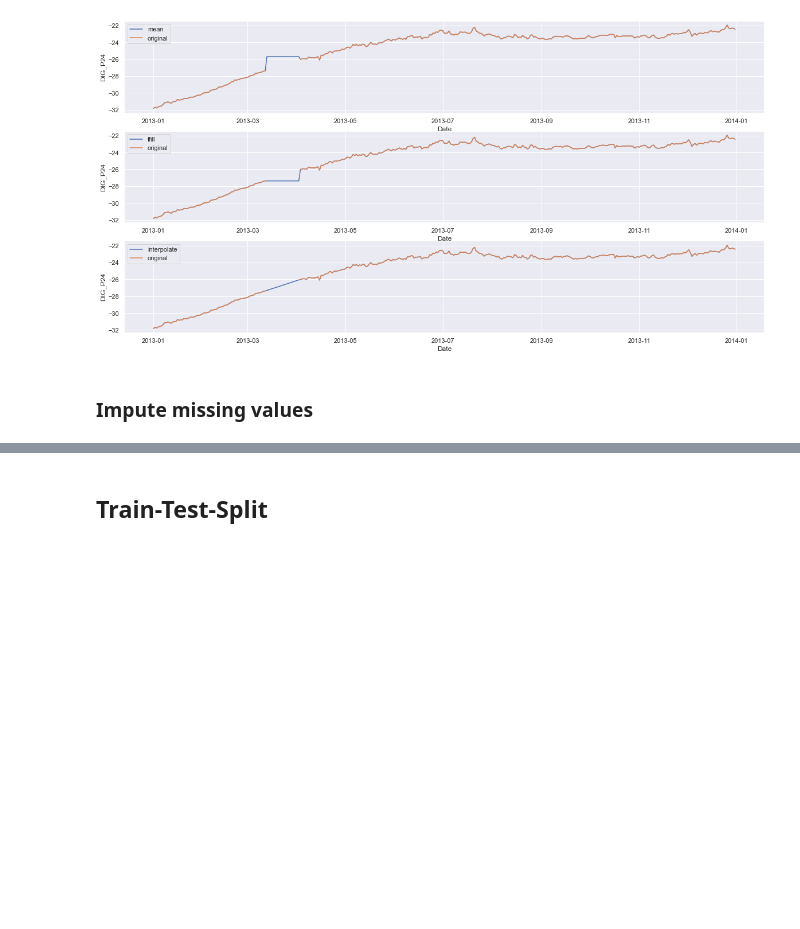
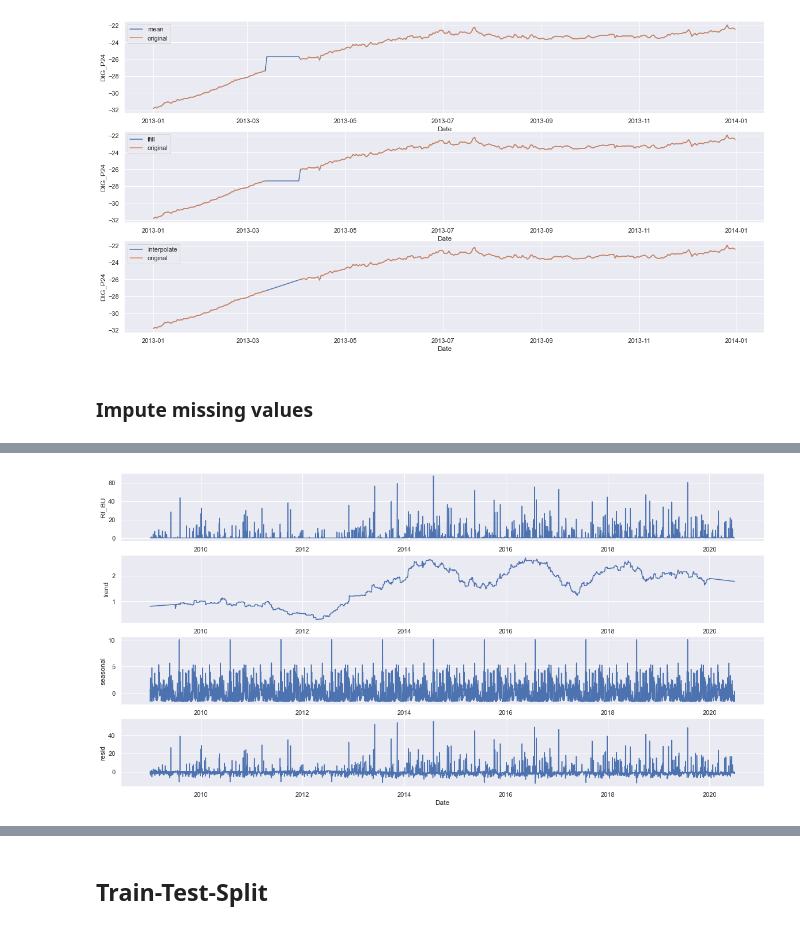
Before and after one commit to mfriebel/waterlevel_prediction, a Jupyter notebook: eda_Petrignano_2.ipynb, the cells around one changed output, grey strips where cells are left out. Cells and saved outputs as stored; diff of their text form; code cells hidden in the pictures; blank space fills up the shorter version.

```diff
--- a/eda_Petrignano_2.ipynb
+++ b/eda_Petrignano_2.ipynb
@@ -178,0 +216,5 @@ df_imputed['DtG_P24'] = df_imputed['DtG_P24'].interpolate()
+# %%
+rainfall = df_weekly['Rf_BU']
+rainfall_decompose = decompose_features(rainfall, 365)
+# %% [output]
+[figure, added]
```
Also changed, not shown: parts of 50 cells of this notebook.
